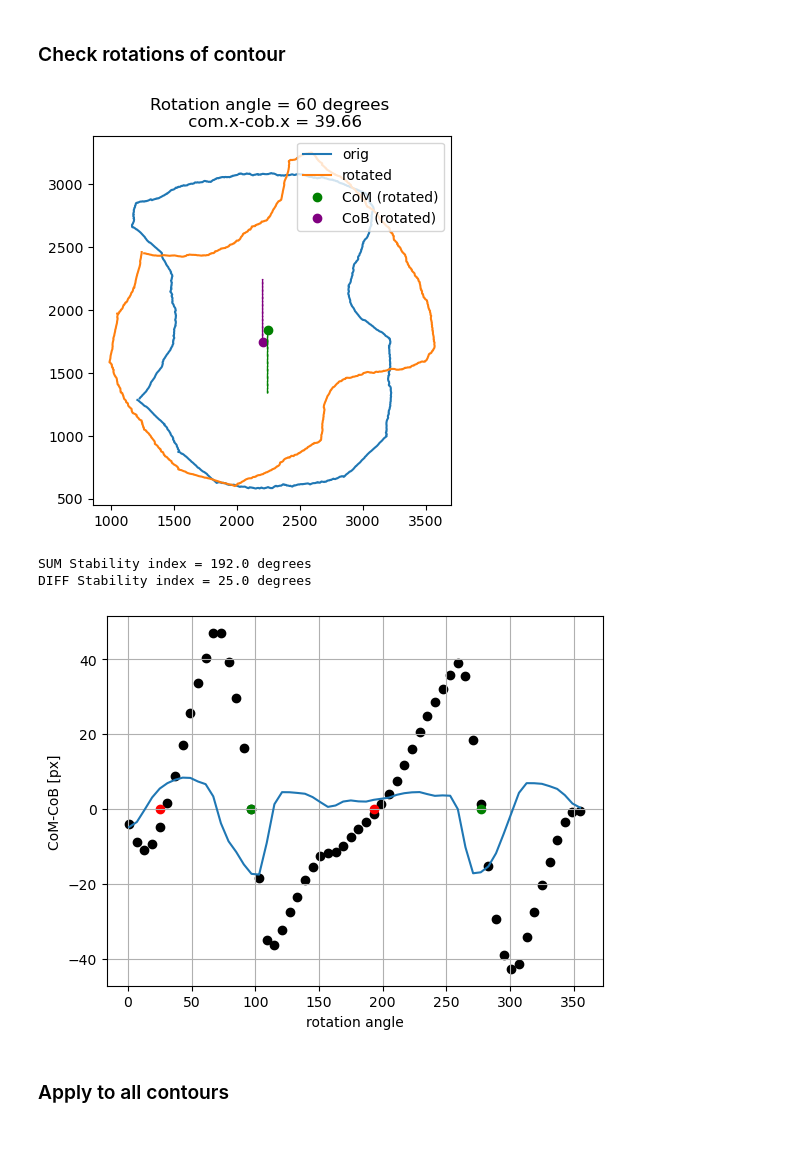
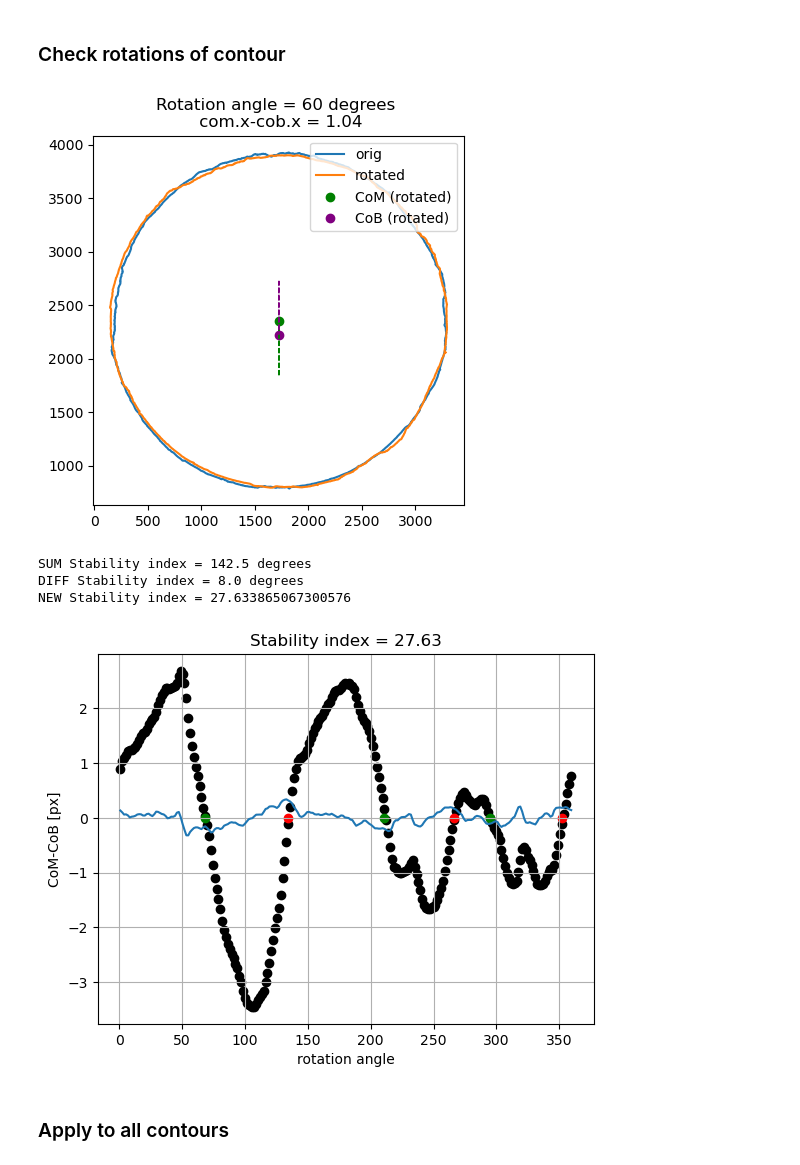
Before and after one commit to ebellincioni/floatingIce, a Jupyter notebook: 23-09-13_floating_dataAnalysis.ipynb, the cells around one changed output. Cells and saved outputs as stored; diff of their text form; code cells hidden in the pictures; blank space fills up the shorter version.

Commit message:
Included new definition of stability

```diff
--- a/23-09-13_floating_dataAnalysis.ipynb
+++ b/23-09-13_floating_dataAnalysis.ipynb
@@ -88,7 +88,28 @@ def Ra(r,T1,T2):
     Tavg = np.mean([T1,T2])
     rho = Kell_rho(Tavg)
     deltaRho = abs(Kell_rho(T1)-Kell_rho(T2))
-    return g*deltaRho*8*r**3/(alpha*nu*rho)
+    return g*deltaRho*(2*r)**3/(alpha*nu*rho)
+
+def Ra_salinity(r,S=0,T1,T2):
+    """Calculates Rayleigh number for a cylinder in (possibly salty) water, given radius,salinity, and two temperatures.
+    The density is calculated according to the Millero and Huang, 2009.
+
+    Args:
+        r (float): cylinder's radius [m]
+        S (float,optional): water salinity [g/l], Defaults to 0 g/l.
+        T1 (float): temperature 1 [degC]
+        T2 (float): temperature 2 [degC]
+
+    Returns:
+        float: Rayleigh number
+    """
+    A =
+    B =
+    C =
+    Tavg = np.mean([T1,T2])
+    rho = Kell_rho(Tavg)
+    deltaRho = abs(Kell_rho(T1)-Kell_rho(T2))
+    return g*deltaRho*(2*r)**3/(alpha*nu*rho)
 
 def Nu(Ray):
     """Calculates Nusselt number for a cylinder in water given Rayleigh number and Prandtl number (not function variable). Formula from Churchill and Chu, 1975
@@ -284,6 +305,7 @@ for ic,cylinder in enumerate(cylinders):
     for contour in glob.glob(dirContours+'/*.csv'):
         contoursPATH.append(contour)
     contoursPATH = np.sort(contoursPATH)
+    info = np.genfromtxt(dirContours+'info',delimiter=',')
 
     radii = []
     for contourPATH in contoursPATH:
@@ -292,18 +314,14 @@ for ic,cylinder in enumerate(cylinders):
         radius = np.sqrt(PolyArea(contour[:,1],contour[:,0])/np.pi)
         radii.append(radius)
 
-
-    if ic<=1:
-        conversion = 81e-3/radii[0] # m/px
-    else:
-        conversion = 50e-3/radii[0] # m/px
+    conversion = info[1,1]/radii[0] # m/px
     radii = np.array(radii)
     radii *= conversion
 
     if ic<=1:
-        plt.plot(30*np.arange(len(radii)),Ra(radii,-16,20),label=cylinder+' cylinder') # one contour every 10 seconds
+        plt.plot(30*np.arange(len(radii)),Ra(radii,-16,20),label=cylinder+', S='+str(info[1,0])+'g/l') # one contour every 10 seconds
     else:
-        plt.plot(800+10*np.arange(len(radii)),Ra(radii,-16,20),label=cylinder+' cylinder') # one contour every 10 seconds
+        plt.plot(800+10*np.arange(len(radii)),Ra(radii,-16,20),label=cylinder+', S='+str(info[1,0])+'g/l') # one contour every 10 seconds
 
 
 #slope, _, _,_ = np.linalg.lstsq(30*np.arange(len(radii))[:,np.newaxis],
@@ -459,7 +477,7 @@ x-location difference CoM-CoB = -2.71 px
 ### Check rotations of contour
 # %%
 plt.figure()
-contour = np.genfromtxt(contoursPATH[15],dtype='float',delimiter=',')
+contour = np.genfromtxt(contoursPATH[0],dtype='float',delimiter=',')
 if contour.shape[1]!=2: contour = contour.T
 shift = (max(contour[:,1])-min(contour[:,1]))*4/3
 contour[:,1 ] = -contour[:,1] + shift
@@ -483,43 +501,46 @@ plt.gca().set_aspect('equal')
 plt.show()
 
 plt.figure()
-angleStep = 6
+angleStep = 1.5
 stability = np.zeros((int(360/angleStep),2))
 
 for i,angle in enumerate(np.arange(1,360,angleStep)):
     com,_ = hydrostasy(contour,densityRatio=917/1005)
     rotatedCont = rotate(contour,[com.x,com.y],angle)
     del com
     com,cob = hydrostasy(rotatedCont,densityRatio=917/1005)
     stability[i] = angle, com.x-cob.x
 
 plt.scatter(stability[:,0],stability[:,1],c='k')
 zero_crossings = np.where(np.diff(np.sign(stability[:,1])))[0]
 index_zc = stability[zero_crossings,0]
 # plt.scatter(index_zc,np.zeros_like(index_zc),c='red')
 plt.plot(stability[:,0],np.gradient(stability[:,1]))
 unstablePointsAngles = []
 for i in zero_crossings:
     if np.gradient(stability[:,1])[i]<0:
         plt.scatter(stability[i,0],0,c='green')
     else:
         plt.scatter(stability[i,0],0,c='red')
         unstablePointsAngles.append(stability[i,0])
 
 # SUM is how distant are the two closest unstable equilibria
 print(f'SUM Stability index = {360-unstablePointsAngles[-1]+unstablePointsAngles[0]} degrees')
 # DIFF is how distant is the closest unstable equilibrium
 print(f'DIFF Stability index = {min(360-unstablePointsAngles[-1],+unstablePointsAngles[0])} degrees')
+print(f'NEW Stability index = {min(360-unstablePointsAngles[-1],+unstablePointsAngles[0])*max(abs(stability[:,1]))}')
 
 plt.ylabel('CoM-CoB [px]')
 plt.xlabel('rotation angle')
 plt.grid()
+plt.title(f'Stability index = {min(360-unstablePointsAngles[-1],+unstablePointsAngles[0])*max(abs(stability[:,1])):.2f}')
 plt.show()
 # %% [output]
-[figure, old version]
+[figure, new version]
-SUM Stability index = 192.0 degrees
-DIFF Stability index = 25.0 degrees
+SUM Stability index = 142.5 degrees
+DIFF Stability index = 8.0 degrees
+NEW Stability index = 27.633865067300576
-[figure, old version]
+[figure, new version]
 # %% [markdown]
 ### Apply to all contours
 # %%
```
Also changed, not shown: parts of 3 cells of this notebook.
